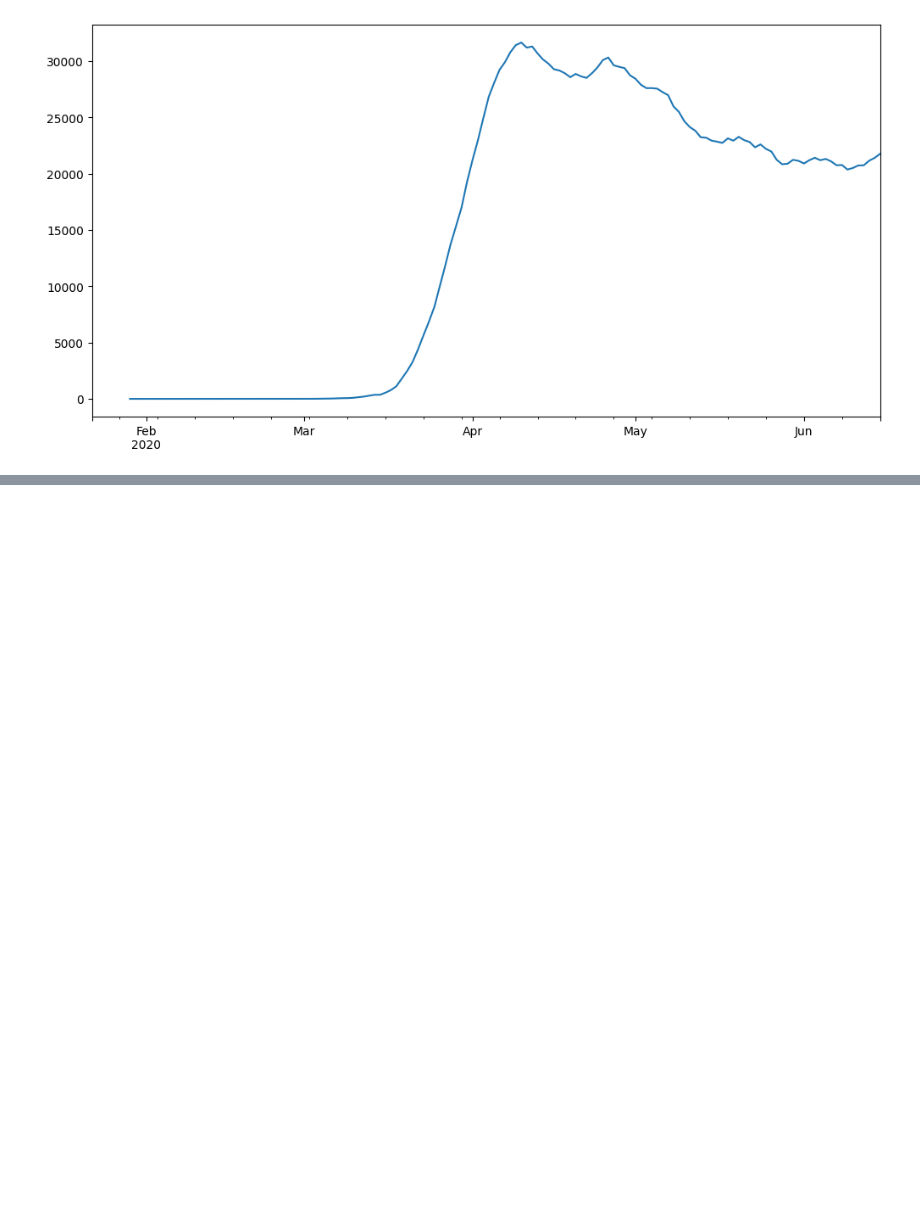
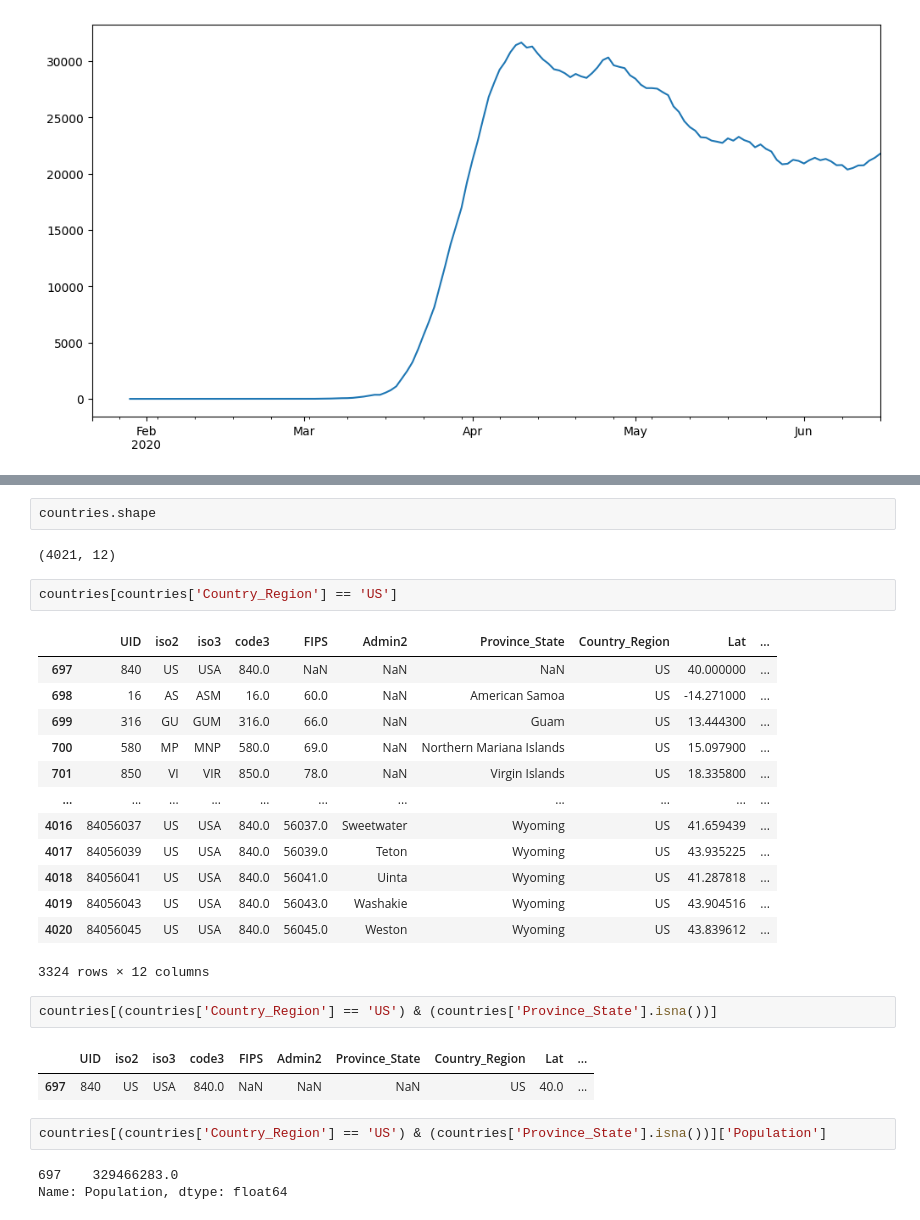
Before and after one commit to Ada-Lovelace-Akademi/data-science, a Jupyter notebook: exercises/week-2-exercise.ipynb, the cells around one changed output, grey strips where cells are left out. Drawn from its saved outputs; the diff is of its cells as text; blank space fills up the shorter version.

```diff
--- a/exercises/week-2-exercise.ipynb
+++ b/exercises/week-2-exercise.ipynb
@@ -372,0 +382,30 @@ plt.show()
+# %%
+countries.shape
+# %% [output]
+(4021, 12)
+# %%
+countries[countries['Country_Region'] == 'US']
+# %% [output]
+|  | UID | iso2 | iso3 | code3 | FIPS | Admin2 | Province_State | Country_Region | Lat | ... |
+| 697 | 840 | US | USA | 840.0 | NaN | NaN | NaN | US | 40.000000 | ... |
+| 698 | 16 | AS | ASM | 16.0 | 60.0 | NaN | American Samoa | US | -14.271000 | ... |
+| 699 | 316 | GU | GUM | 316.0 | 66.0 | NaN | Guam | US | 13.444300 | ... |
+| 700 | 580 | MP | MNP | 580.0 | 69.0 | NaN | Northern Mariana Islands | US | 15.097900 | ... |
+| 701 | 850 | VI | VIR | 850.0 | 78.0 | NaN | Virgin Islands | US | 18.335800 | ... |
+| ... | ... | ... | ... | ... | ... | ... | ... | ... | ... | ... |
+| 4016 | 84056037 | US | USA | 840.0 | 56037.0 | Sweetwater | Wyoming | US | 41.659439 | ... |
+| 4017 | 84056039 | US | USA | 840.0 | 56039.0 | Teton | Wyoming | US | 43.935225 | ... |
+| 4018 | 84056041 | US | USA | 840.0 | 56041.0 | Uinta | Wyoming | US | 41.287818 | ... |
+| 4019 | 84056043 | US | USA | 840.0 | 56043.0 | Washakie | Wyoming | US | 43.904516 | ... |
+| 4020 | 84056045 | US | USA | 840.0 | 56045.0 | Weston | Wyoming | US | 43.839612 | ... |
+3324 rows × 12 columns
+# %%
+countries[(countries['Country_Region'] == 'US') & (countries['Province_State'].isna())]
+# %% [output]
+|  | UID | iso2 | iso3 | code3 | FIPS | Admin2 | Province_State | Country_Region | Lat | ... |
+| 697 | 840 | US | USA | 840.0 | NaN | NaN | NaN | US | 40.0 | ... |
+# %%
+countries[(countries['Country_Region'] == 'US') & (countries['Province_State'].isna())]['Population']
+# %% [output]
+697    329466283.0
+Name: Population, dtype: float64
```
Also changed, not shown: parts of 11 cells of this notebook.
